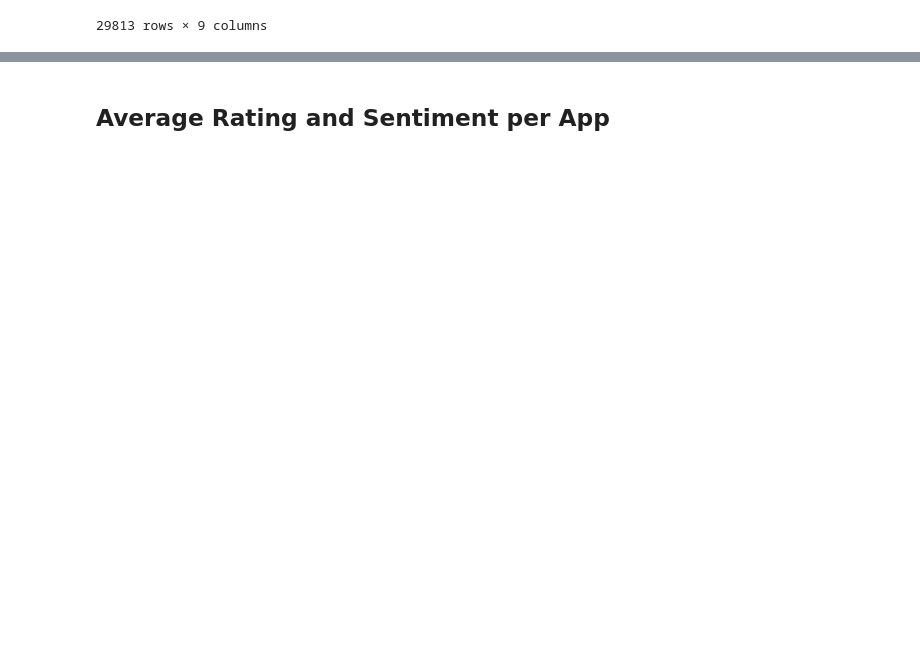
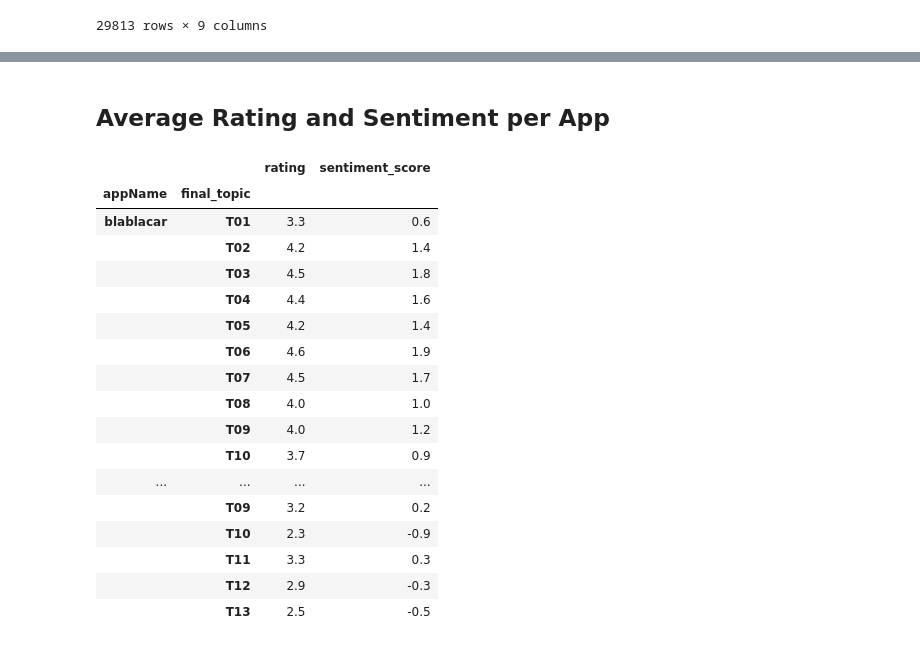
Before and after one commit to enliktjioe/master-thesis-2021, a Jupyter notebook: notebooks/LDA_Mallet_ALL_P3_ResultAnalysis.ipynb, the cells around one changed output, grey strips where cells are left out. Drawn from its saved outputs; the diff is of its cells as text; code cells hidden in the pictures; blank space fills up the shorter version.

Commit message:
added average rating and sentiment scores

```diff
--- a/notebooks/LDA_Mallet_ALL_P3_ResultAnalysis.ipynb
+++ b/notebooks/LDA_Mallet_ALL_P3_ResultAnalysis.ipynb
@@ -347,2 +347,24 @@ df_dist
-# %% [markdown]
-## Average Rating and Sentiment per App
+# %% [markdown]
+## Average Rating and Sentiment per App
+# %%
+df_avg = df_dominant_topic_m_sentiment[['appName','final_topic','rating','sentiment_score']].groupby(['appName','final_topic']).mean().round(1)
+df_avg
+# %% [output]
+|  |  | rating | sentiment_score |
+| appName | final_topic |  |  |
+| blablacar | T01 | 3.3 | 0.6 |
+|  | T02 | 4.2 | 1.4 |
+|  | T03 | 4.5 | 1.8 |
+|  | T04 | 4.4 | 1.6 |
+|  | T05 | 4.2 | 1.4 |
+|  | T06 | 4.6 | 1.9 |
+|  | T07 | 4.5 | 1.7 |
+|  | T08 | 4.0 | 1.0 |
+|  | T09 | 4.0 | 1.2 |
+|  | T10 | 3.7 | 0.9 |
+| ... | ... | ... | ... |
+|  | T09 | 3.2 | 0.2 |
+|  | T10 | 2.3 | -0.9 |
+|  | T11 | 3.3 | 0.3 |
+|  | T12 | 2.9 | -0.3 |
+|  | T13 | 2.5 | -0.5 |
```
Also changed, not shown: parts of 2 cells of this notebook.
